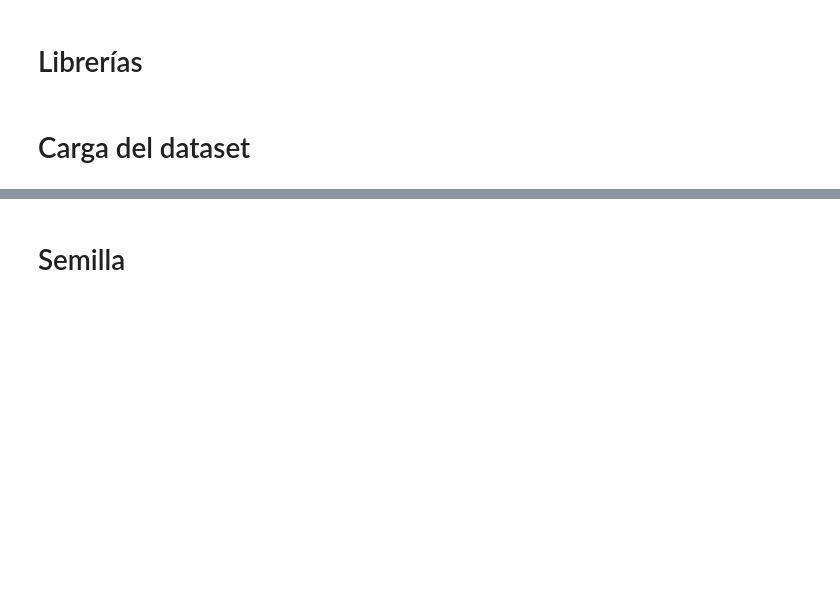
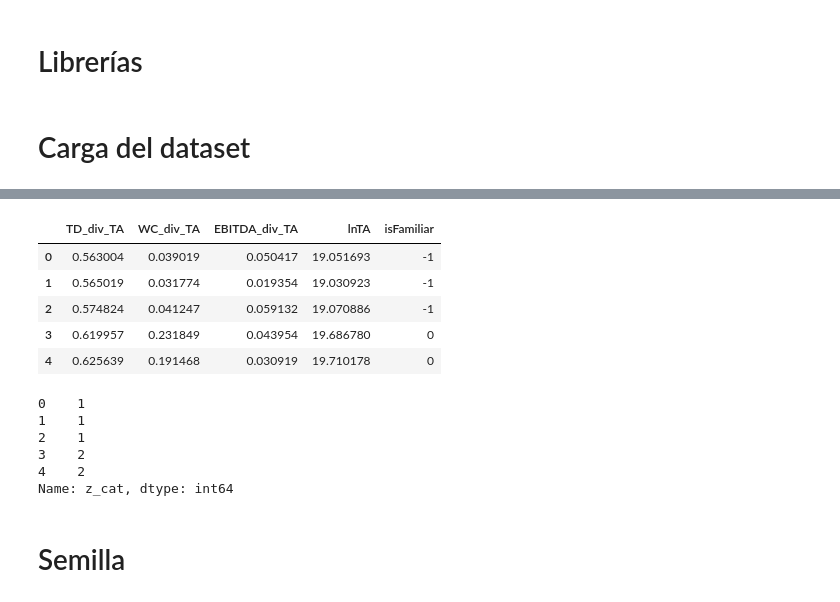
Before and after one commit to NelsonCC1812/tfg, a Jupyter notebook: aicode.ipynb, the cells around one changed output, grey strips where cells are left out. Drawn from its saved outputs; the diff is of its cells as text; code cells hidden in the pictures; blank space fills up the shorter version.

```diff
--- a/aicode.ipynb
+++ b/aicode.ipynb
@@ -46,3 +49,21 @@ dataset
+# %%
+X.head()
+# %% [output]
+|  | TD_div_TA | WC_div_TA | EBITDA_div_TA | lnTA | isFamiliar |
+| 0 | 0.563004 | 0.039019 | 0.050417 | 19.051693 | -1 |
+| 1 | 0.565019 | 0.031774 | 0.019354 | 19.030923 | -1 |
+| 2 | 0.574824 | 0.041247 | 0.059132 | 19.070886 | -1 |
+| 3 | 0.619957 | 0.231849 | 0.043954 | 19.686780 | 0 |
+| 4 | 0.625639 | 0.191468 | 0.030919 | 19.710178 | 0 |
+# %%
+Y.head()
+# %% [output]
+0    1
+1    1
+2    1
+3    2
+4    2
+Name: z_cat, dtype: int64
 # %% [markdown]
 # Semilla
 # %%
```
Also changed, not shown: parts of 9 cells of this notebook, 1 other file.
